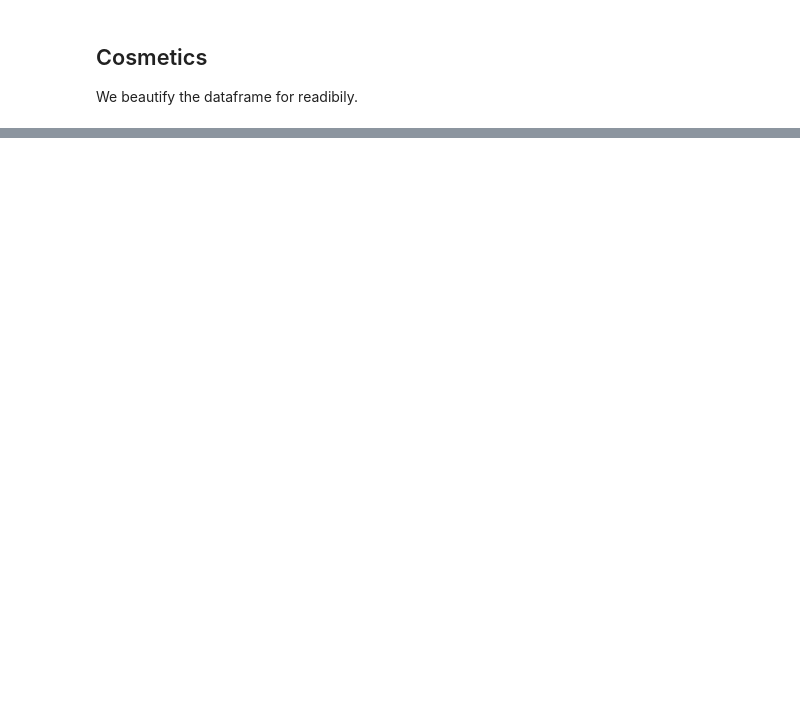
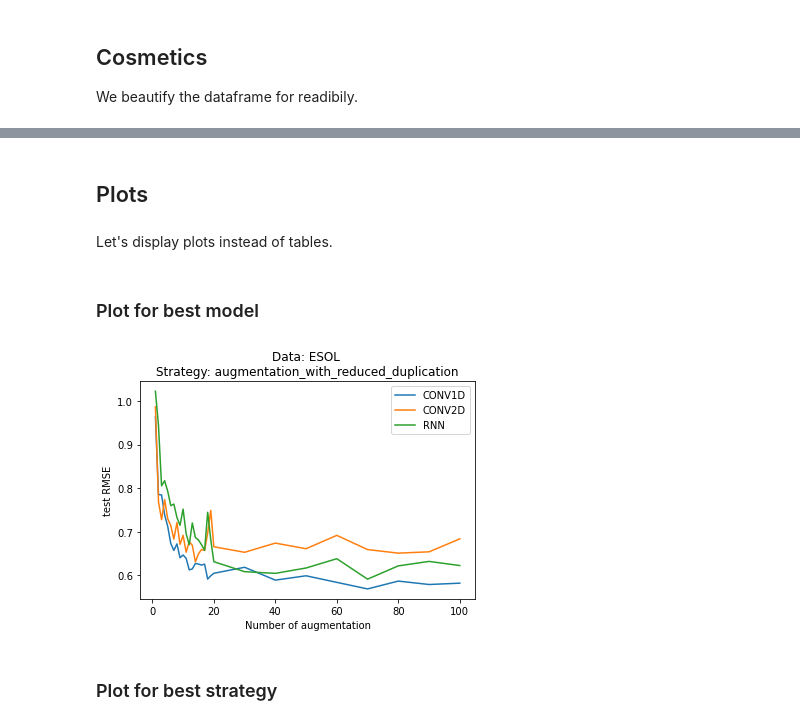
Before and after one commit to volkamerlab/maxsmi, a Jupyter notebook: maxsmi/results_tables.ipynb, the cells around one changed output, grey strips where cells are left out. Drawn from its saved outputs; the diff is of its cells as text; code cells hidden in the pictures; blank space fills up the shorter version.

Commit message:
add plots as addition to tables.

```diff
--- a/maxsmi/results_tables.ipynb
+++ b/maxsmi/results_tables.ipynb
@@ -255,3 +257,15 @@ Data: free_solv
 | 100 | 1.115 | 1.631 | 1.276 | 1.056 | 1.598 | 1.281 | 1.065 | ... |
 # %%
 dfi.export(df_styler, f"figures/dataframe_{TASK}.png")
+# %% [markdown]
+## Plots
+# %% [markdown]
+Let's display plots instead of tables.
+# %%
+fine_grid = [elem for elem in range(1, 21, 1)]
+coarse_grid = [elem for elem in range(10, 110, 10)]
+
+temp_grid = [elem for elem in range(30, 110, 10)]
+full_grid = fine_grid + temp_grid
+# %% [markdown]
+### Plot for best model
@@ -257,0 +327,6 @@ dfi.export(df_styler, f"figures/dataframe_{TASK}.png")
+# %%
+plot_metric("rmse", "test", task="ESOL", grid=full_grid)
+# %% [output]
+[figure, added]
+# %% [markdown]
+### Plot for best strategy
```
Also changed, not shown: parts of 5 cells of this notebook.
